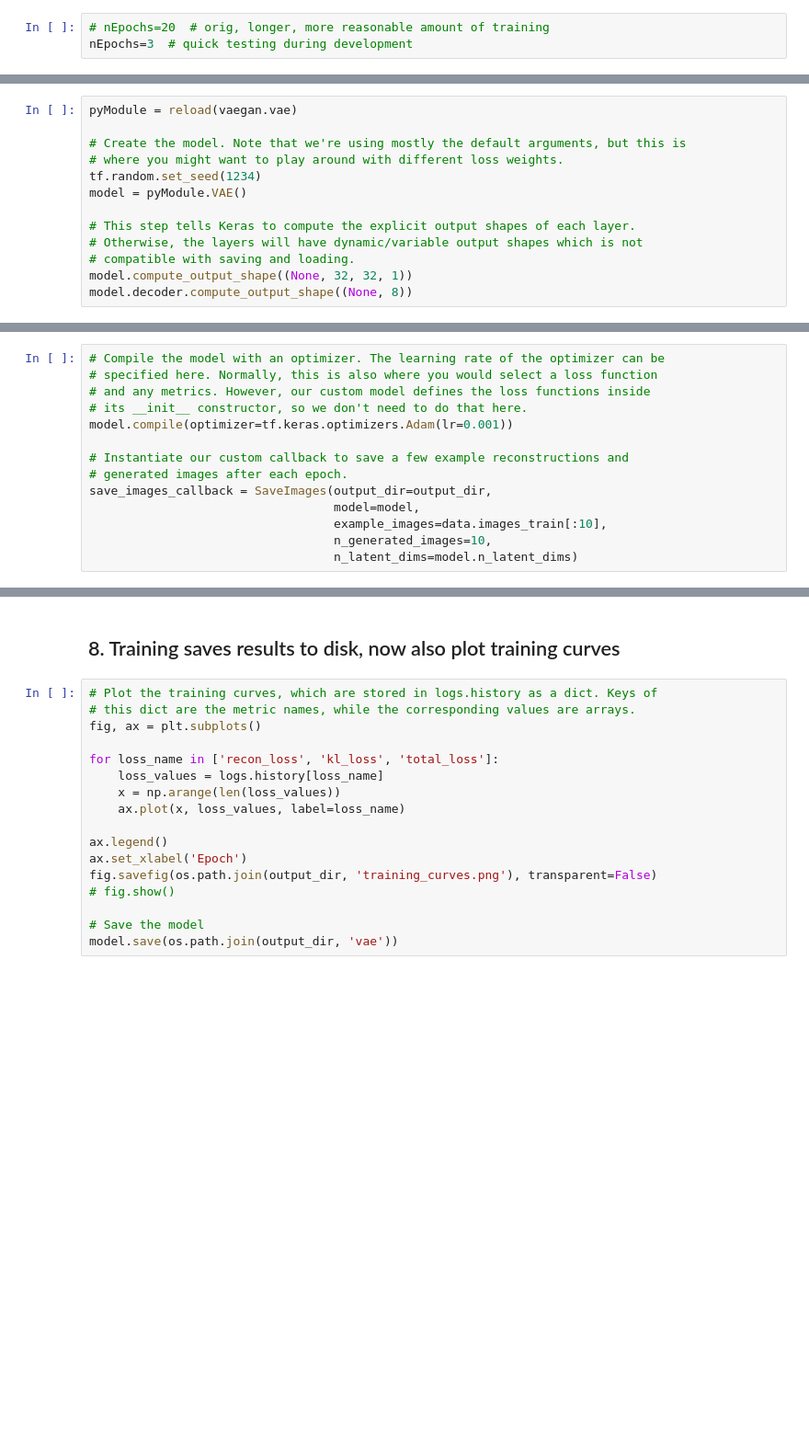
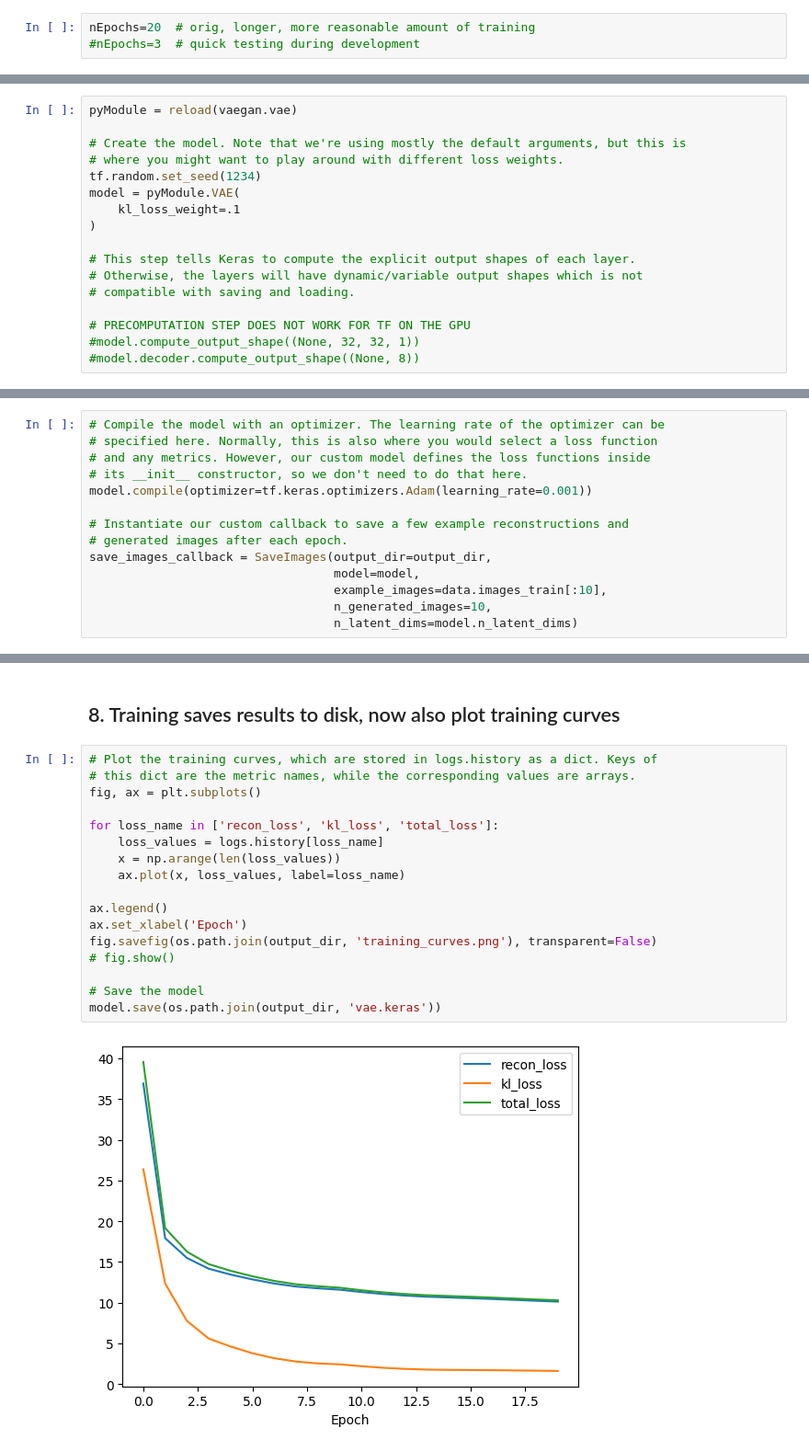
Before and after one commit to UTSW-Software-Engineering-Course-2025/Module_2_ArmandRathgeb, a Jupyter notebook: vaegan/train_vae_mnist.ipynb, the cells around one changed output, grey strips where cells are left out. Shown at 92% size. Drawn from its saved outputs; the diff is of its cells as text; blank space fills up the shorter version.

```diff
--- a/vaegan/train_vae_mnist.ipynb
+++ b/vaegan/train_vae_mnist.ipynb
@@ -9,8 +9,8 @@ callback in vaegan.callbacks.
 A directory called 'output' will be created to save figures and the trained
 model.
 # %%
-# nEpochs=20  # orig, longer, more reasonable amount of training
-nEpochs=3  # quick testing during development
+nEpochs=20  # orig, longer, more reasonable amount of training
+#nEpochs=3  # quick testing during development
 # %% [markdown]
 ## 1. Import 3rd party libraries
 # %%
@@ -55,12 +69,16 @@ pyModule = reload(vaegan.vae)
 # Create the model. Note that we're using mostly the default arguments, but this is
 # where you might want to play around with different loss weights.
 tf.random.set_seed(1234)
-model = pyModule.VAE()
+model = pyModule.VAE(
+    kl_loss_weight=.1
+)
 
 # This step tells Keras to compute the explicit output shapes of each layer.
 # Otherwise, the layers will have dynamic/variable output shapes which is not
 # compatible with saving and loading.
-model.compute_output_shape((None, 32, 32, 1))
-model.decoder.compute_output_shape((None, 8))
+
+# PRECOMPUTATION STEP DOES NOT WORK FOR TF ON THE GPU
+#model.compute_output_shape((None, 32, 32, 1))
+#model.decoder.compute_output_shape((None, 8))
 # %% [output]
 Loaded version: vaegan.vae
@@ -201,7 +251,7 @@ AttributeError: 'VAE' object has no attribute 'built'
 # specified here. Normally, this is also where you would select a loss function
 # and any metrics. However, our custom model defines the loss functions inside
 # its __init__ constructor, so we don't need to do that here.
-model.compile(optimizer=tf.keras.optimizers.Adam(lr=0.001))
+model.compile(optimizer=tf.keras.optimizers.Adam(learning_rate=0.001))
 
 # Instantiate our custom callback to save a few example reconstructions and
 # generated images after each epoch.
@@ -227,17 +295,19 @@ logs = model.fit(data.images_train,
 # %%
 # Plot the training curves, which are stored in logs.history as a dict. Keys of
 # this dict are the metric names, while the corresponding values are arrays.
 fig, ax = plt.subplots()
 
 for loss_name in ['recon_loss', 'kl_loss', 'total_loss']:
     loss_values = logs.history[loss_name]
     x = np.arange(len(loss_values))
     ax.plot(x, loss_values, label=loss_name)
 
 ax.legend()
 ax.set_xlabel('Epoch')
 fig.savefig(os.path.join(output_dir, 'training_curves.png'), transparent=False)
 # fig.show()
 
 # Save the model
-model.save(os.path.join(output_dir, 'vae'))
+model.save(os.path.join(output_dir, 'vae.keras'))
+# %% [output]
+[figure, added]
```
Also changed, not shown: parts of 5 cells of this notebook, 4 other files.
